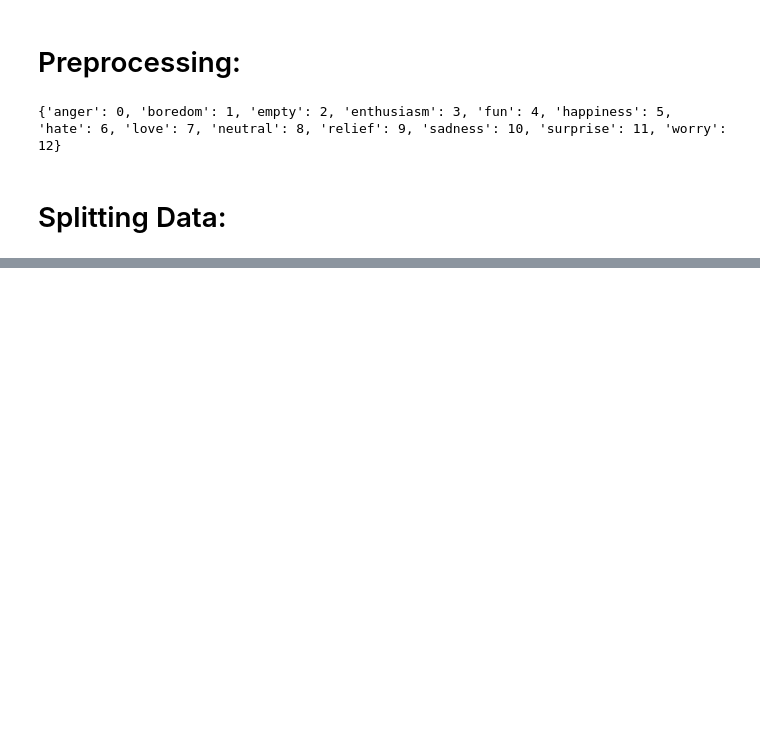
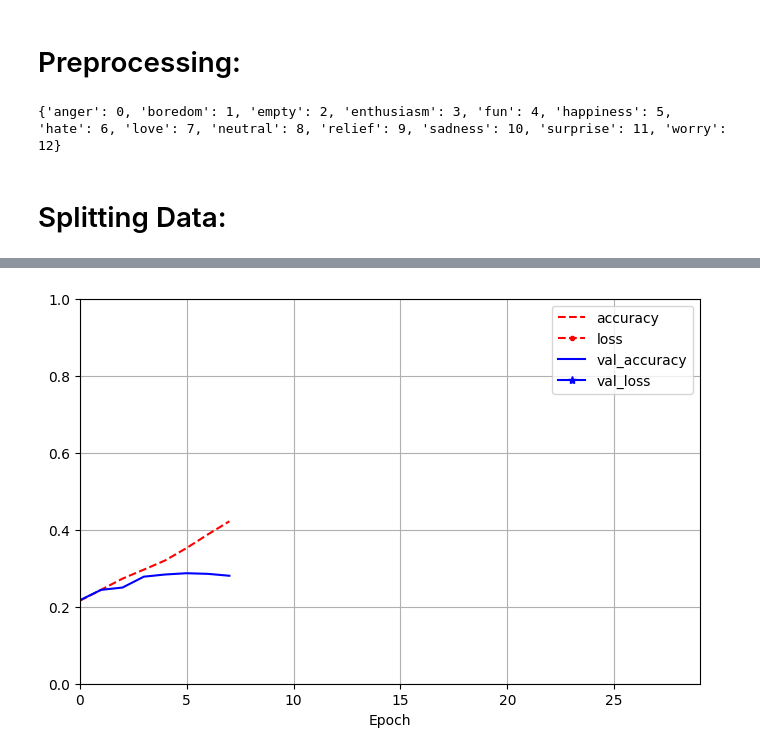
Before and after one commit to GioDude211/ML-2---Projects, a Jupyter notebook: Project 4/Project/vecchione_Project4_1.ipynb, the cells around one changed output, grey strips where cells are left out. Cells and saved outputs as stored; diff of their text form; code cells hidden in the pictures; blank space fills up the shorter version.

Commit message:
address class imbalance in data, LSTM model works tho

```diff
--- a/Project 4/Project/vecchione_Project4_1.ipynb
+++ b/Project 4/Project/vecchione_Project4_1.ipynb
@@ -143,17 +156,24 @@ embedding_dim = 64    # Dimensionality of character embeddings
 max_tweet_length = 50  # Adjust this based on data
 
 model1_1 = Sequential([
-    tf.keras.layers.Embedding(input_dim=vocab_size, output_dim=embedding_dim),
-    tf.keras.layers.Masking(mask_value=0),  # Introduce a masking layer
-    tf.keras.layers.SimpleRNN(units=64),
+    tf.keras.layers.Embedding(input_dim=vocab_size, output_dim=128),  # Larger embedding size
+    tf.keras.layers.LSTM(64, return_sequences=True),
+    tf.keras.layers.LSTM(32, return_sequences=True),
+    tf.keras.layers.Dense(32, activation='relu', kernel_regularizer = l2(0.001)),
+    tf.keras.layers.Dropout(0.25),
+    tf.keras.layers.LSTM(16, return_sequences=True),
+    tf.keras.layers.LSTM(8),
     tf.keras.layers.Dense(13, activation='softmax')
 ])
 # %%
 model1_1.compile(loss='categorical_crossentropy',
               optimizer='adam',
               metrics=['accuracy'])
+
+callbacks = [tf.keras.callbacks.EarlyStopping(monitor='val_loss', patience=5)]
 # %%
-model1_1.fit(X_train, y_train,
-          epochs=10,
+history1_1 = model1_1.fit(X_train, y_train,
+          epochs=15,
           batch_size=32,
-          validation_data=(X_val, y_val))
+          validation_data=(X_val, y_val),
+          callbacks=callbacks)
@@ -159,0 +193,10 @@ model1_1.fit(X_train, y_train,
+# %%
+import matplotlib.pyplot as plt
+import pandas as pd
+
+pd.DataFrame(history1_1.history).plot(
+    figsize=(8, 5), xlim=[0, 29], ylim=[0, 1], grid=True, xlabel="Epoch",
+    style=["r--", "r--.", "b-", "b-*"])
+plt.show()
+# %% [output]
+[figure, added]
```
Also changed, not shown: parts of 10 cells of this notebook.
